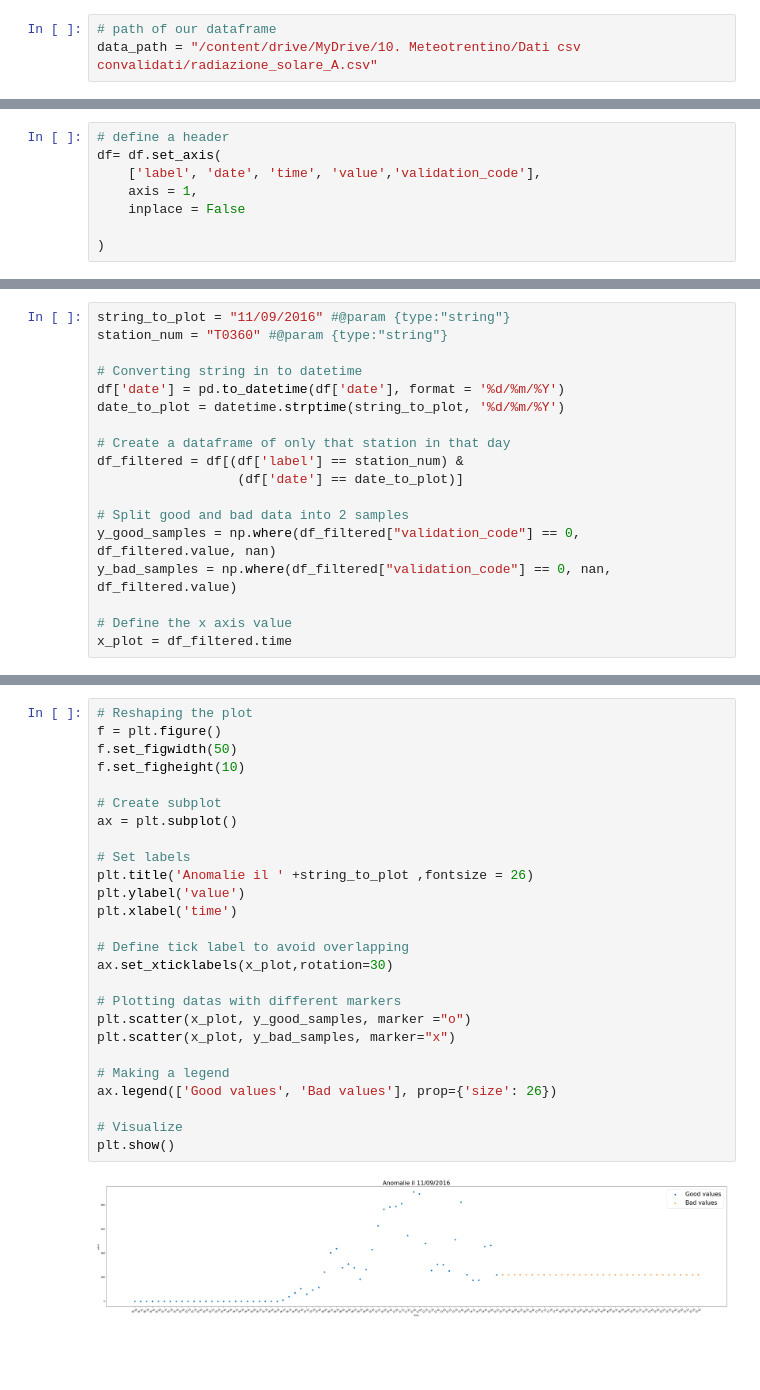
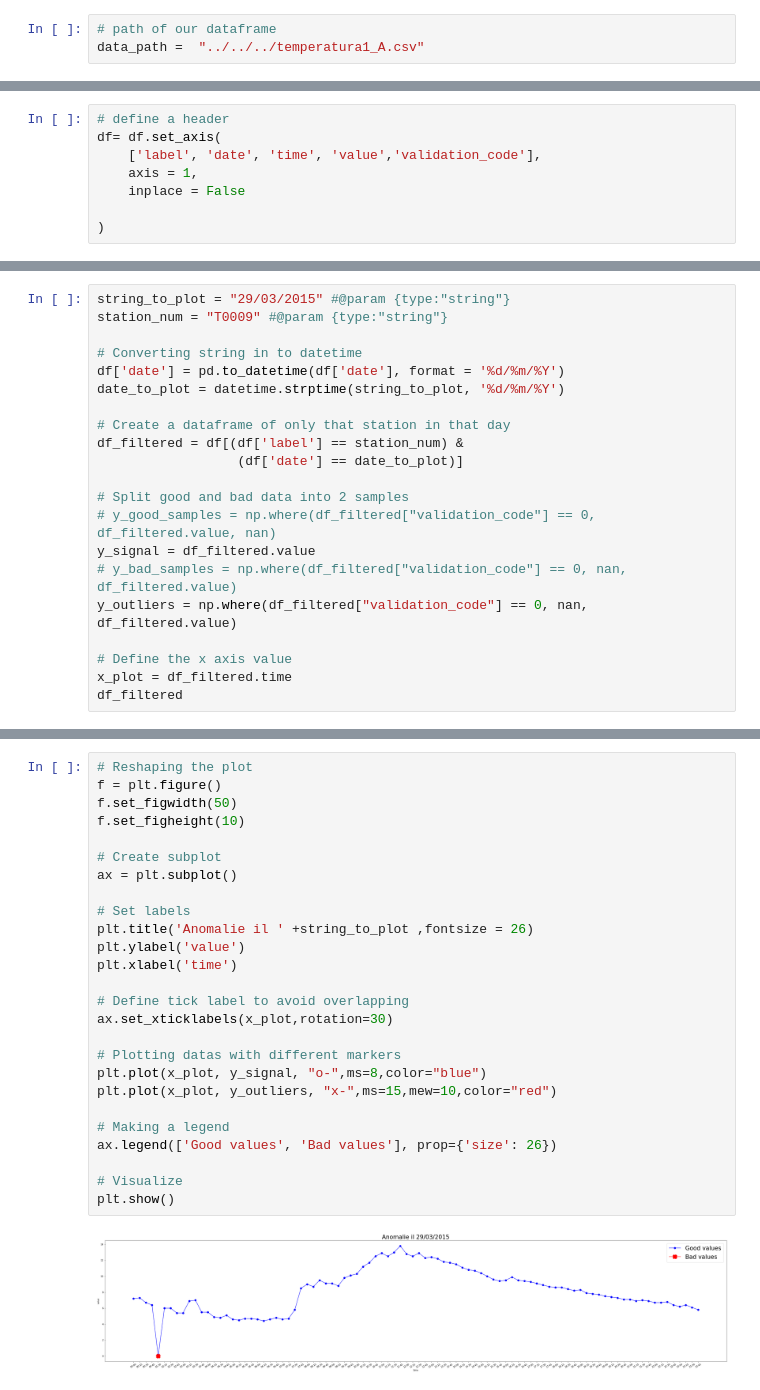
Before and after one commit to eliazonta/AI-Challenge-HIT-2022, a Jupyter notebook: python_code/notebooks/DataPlotter/Plotting_data.ipynb, the cells around one changed output, grey strips where cells are left out. Cells and saved outputs as stored; diff of their text form; blank space fills up the shorter version.

```diff
--- a/python_code/notebooks/DataPlotter/Plotting_data.ipynb
+++ b/python_code/notebooks/DataPlotter/Plotting_data.ipynb
@@ -12,7 +12,7 @@ drive.mount('/content/drive')
 Drive already mounted at /content/drive; to attempt to forcibly remount, call drive.mount("/content/drive", force_remount=True).
 # %%
 # path of our dataframe
-data_path = "/content/drive/MyDrive/10. Meteotrentino/Dati csv convalidati/radiazione_solare_A.csv"
+data_path =  "../../../temperatura1_A.csv"
 # %%
 # loading in pandas dataframe
 df = pd.read_csv(
@@ -52,6 +64,6 @@ df["validation_code"] = np.where(df["validation_code"] == 1, 0, 1)
 # %%
-string_to_plot = "11/09/2016" #@param {type:"string"}
-station_num = "T0360" #@param {type:"string"}
+string_to_plot = "29/03/2015" #@param {type:"string"}
+station_num = "T0009" #@param {type:"string"}
 
 # Converting string in to datetime
 df['date'] = pd.to_datetime(df['date'], format = '%d/%m/%Y')
@@ -62,8 +74,11 @@ df_filtered = df[(df['label'] == station_num) &
                   (df['date'] == date_to_plot)]
 
 # Split good and bad data into 2 samples
-y_good_samples = np.where(df_filtered["validation_code"] == 0, df_filtered.value, nan)
-y_bad_samples = np.where(df_filtered["validation_code"] == 0, nan, df_filtered.value)
+# y_good_samples = np.where(df_filtered["validation_code"] == 0, df_filtered.value, nan)
+y_signal = df_filtered.value
+# y_bad_samples = np.where(df_filtered["validation_code"] == 0, nan, df_filtered.value)
+y_outliers = np.where(df_filtered["validation_code"] == 0, nan, df_filtered.value)
 
 # Define the x axis value
 x_plot = df_filtered.time
+df_filtered
@@ -86,28 +99,28 @@ df_filtered
 # %%
 # Reshaping the plot
 f = plt.figure()
 f.set_figwidth(50)
 f.set_figheight(10)
 
 # Create subplot
 ax = plt.subplot()
 
 # Set labels
 plt.title('Anomalie il ' +string_to_plot ,fontsize = 26)
 plt.ylabel('value')
 plt.xlabel('time')
 
 # Define tick label to avoid overlapping
 ax.set_xticklabels(x_plot,rotation=30)
 
 # Plotting datas with different markers
-plt.scatter(x_plot, y_good_samples, marker ="o")
-plt.scatter(x_plot, y_bad_samples, marker="x")
+plt.plot(x_plot, y_signal, "o-",ms=8,color="blue")
+plt.plot(x_plot, y_outliers, "x-",ms=15,mew=10,color="red")
 
 # Making a legend
 ax.legend(['Good values', 'Bad values'], prop={'size': 26})
 
 # Visualize
 plt.show()
 # %% [output]
-[figure, old version]
+[figure, new version]
```
Also changed, not shown: parts of 6 cells of this notebook, 2 other files.
